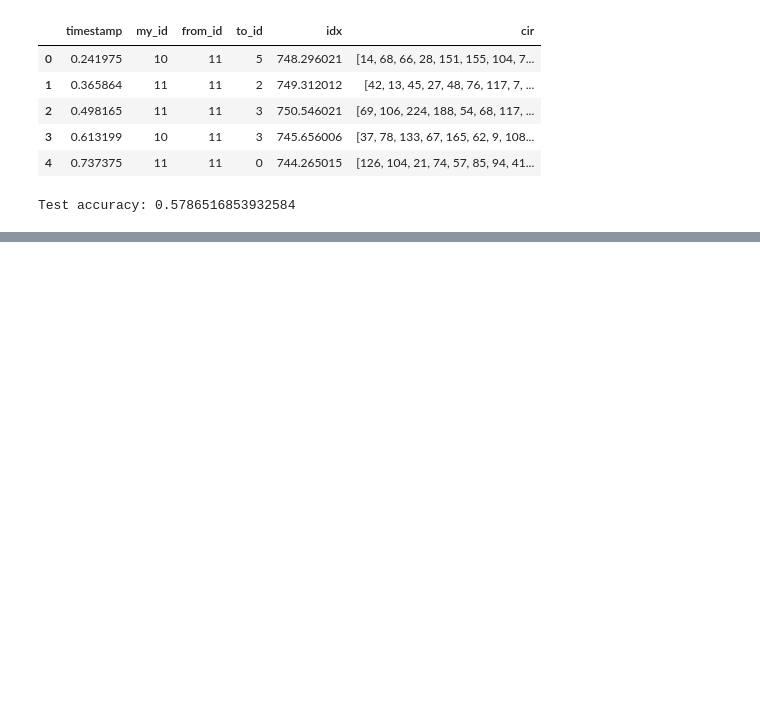
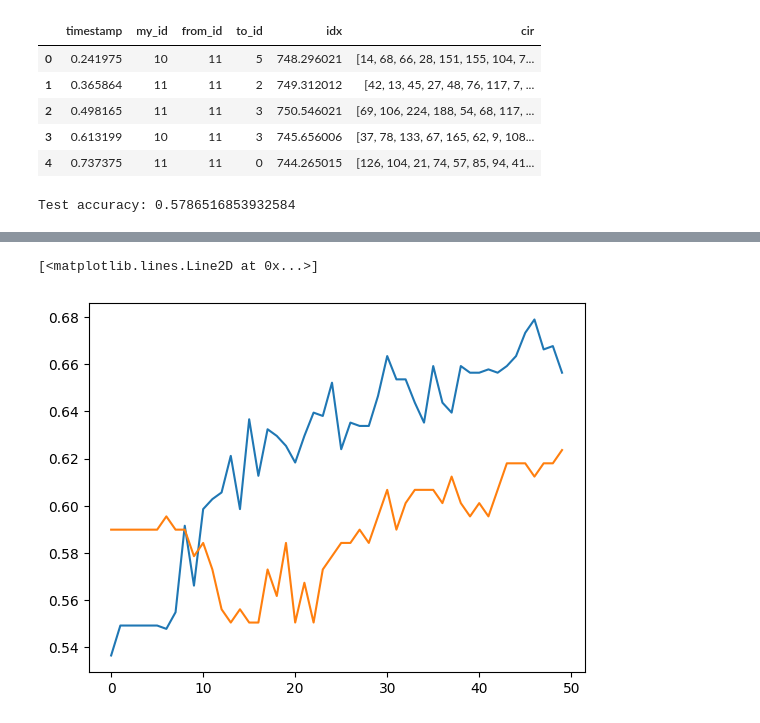
Before and after one commit to TheFloatingString/MECH-501-project, a Jupyter notebook: quickstart.ipynb, the cells around one changed output, grey strips where cells are left out. Saved outputs shown, nothing was run; the diff lists cells and outputs as text; code cells hidden in the pictures; blank space fills up the shorter version.

```diff
--- a/quickstart.ipynb
+++ b/quickstart.ipynb
@@ -62,0 +135,6 @@ import keras
+# %%
+plt.plot(summary.history['acc'])
+plt.plot(summary.history['val_acc'])
+# %% [output]
+[<matplotlib.lines.Line2D at 0x...>]
+[figure, added]
```
Also changed, not shown: parts of 21 cells of this notebook.
